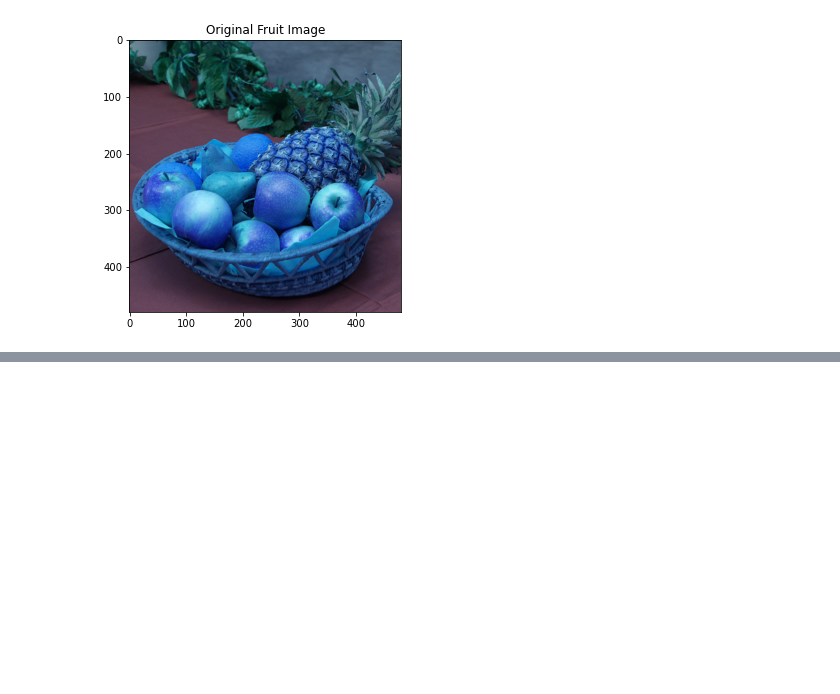
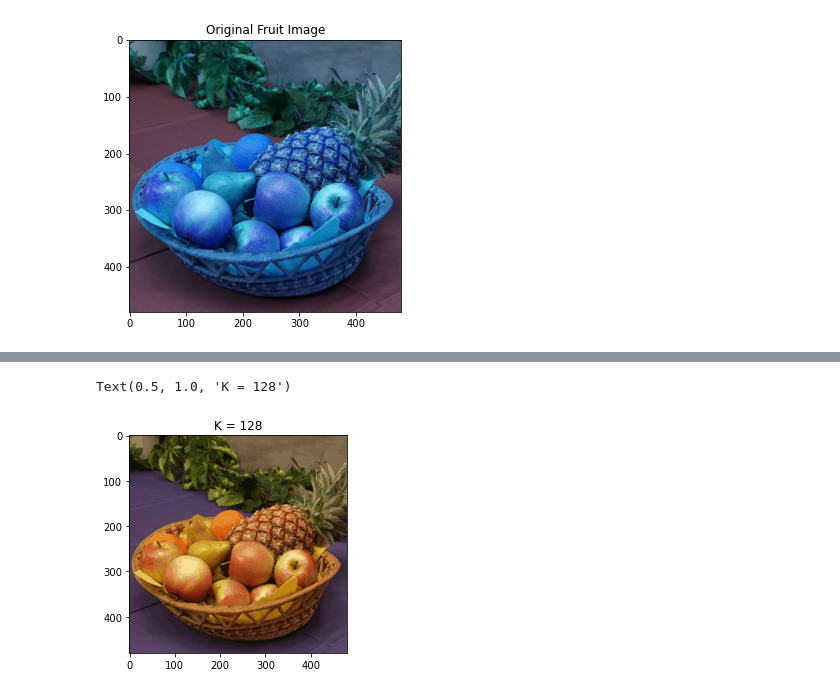
Before and after one commit to scarletknight11/CS334, a Jupyter notebook: Assignment5.ipynb, the cells around one changed output, grey strips where cells are left out. Drawn from its saved outputs; the diff is of its cells as text; code cells hidden in the pictures; blank space fills up the shorter version.

```diff
--- a/Assignment5.ipynb
+++ b/Assignment5.ipynb
@@ -60,17 +61,3 @@ plt.imshow(fruits_img); plt.title('Original Fruit Image')
 # %% [output]
 Text(0.5, 1.0, 'Original Fruit Image')
 [figure]
-# %%
-img = cv2.imread('Fruits-RGB.tif')
-Z = img.reshape((-1,3))
-# convert to np.float32
-Z = np.float32(Z)
-# define criteria, number of clusters(K) and apply kmeans()
-criteria = (cv2.TERM_CRITERIA_EPS + cv2.TERM_CRITERIA_MAX_ITER, 10, 1.0)
-K = 8
-ret,label,center=cv2.kmeans(Z,K,None,criteria,10,cv2.KMEANS_RANDOM_CENTERS)
-# Now convert back into uint8, and make original image
-center = np.uint8(center)
-res = center[label.flatten()]
-res2 = res.reshape((img.shape))
-plt.imshow()
@@ -76,0 +72,14 @@ plt.imshow()
+# %%
+def quant(image_rgb, k):
+    data = np.float32(image_rgb).reshape(-1,3)
+    criteria = (cv2.TERM_CRITERIA_EPS + cv2.TERM_CRITERIA_MAX_ITER, 20, 1.0)
+    ret, label, center = cv2.kmeans(data, k, None, criteria, 10, cv2.KMEANS_RANDOM_CENTERS)
+    center = np.uint8(center)
+    result = center[label.flatten()]
+    result = result.reshape(image_rgb.shape)
+    return result
+
+plt.imshow(quant(image_rgb,128)); plt.title("K = 128")
+# %% [output]
+Text(0.5, 1.0, 'K = 128')
+[figure, added]
```
Also changed, not shown: parts of 5 cells of this notebook, 1 other file.
